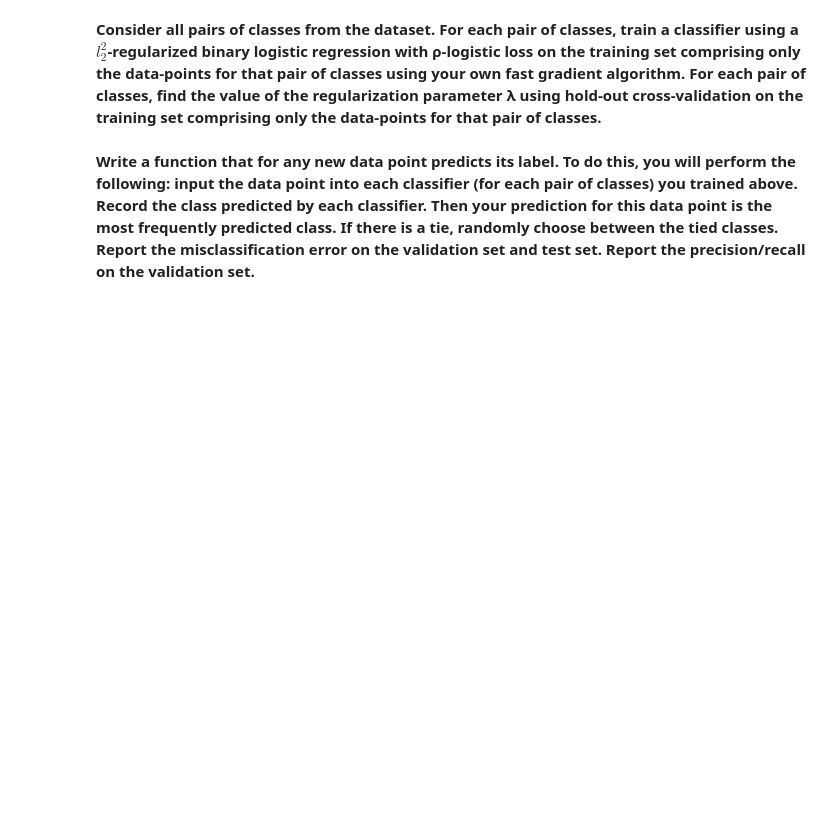
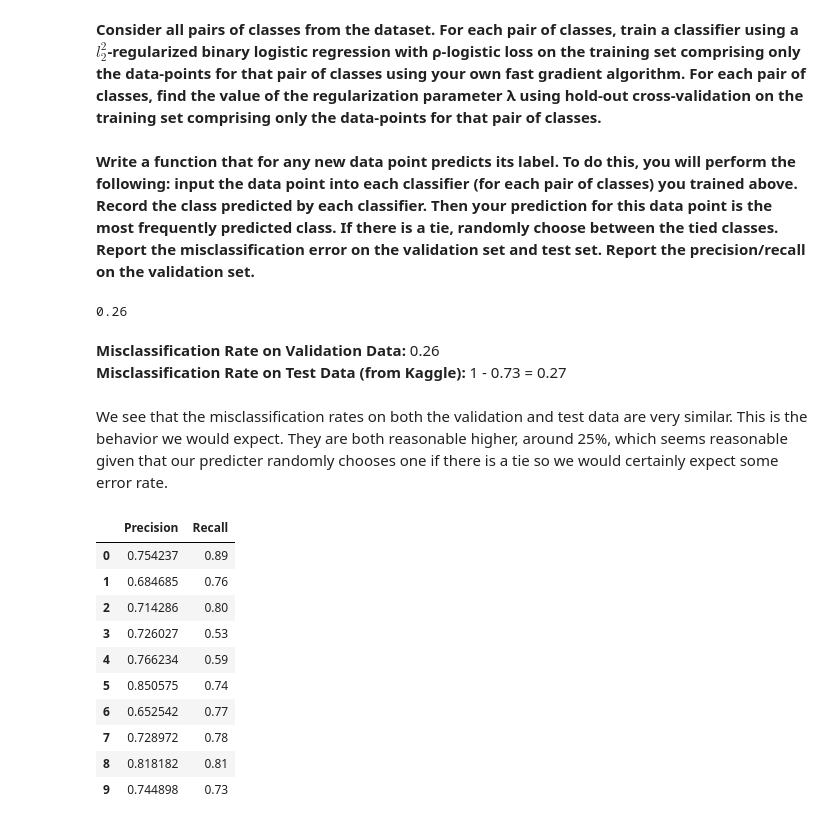
Before and after one commit to TaraWilson17/data558, a Jupyter notebook: midterm.ipynb, the cells around one changed output. Cells and saved outputs as stored; diff of their text form; code cells hidden in the pictures; blank space fills up the shorter version.

Commit message:
Adding kaggle competition work to take home midterm file

```diff
--- a/midterm.ipynb
+++ b/midterm.ipynb
@@ -616,4 +679,2 @@ lambdas
 # %% [markdown]
 **Write a function that for any new data point predicts its label. To do this, you will perform the following: input the data point into each classifier (for each pair of classes) you trained above. Record the class predicted by each classifier. Then your prediction for this data point is the most frequently predicted class. If there is a tie, randomly choose between the tied classes. Report the misclassification error on the validation set and test set. Report the precision/recall on the validation set.**
-# %%
-def predictLabel():
@@ -619,0 +705,35 @@ def predictLabel():
+# %%
+# make predictions for Kaggle data competition
+kaggleTest = np.load(os.path.join(data_dir, 'test_features.npy'))
+predictions = np.zeros((kaggleTest.shape[0], 2))
+
+for i in range(kaggleTest.shape[0]):
+    prediction = predictLabel(kaggleTest[i], lambdas, betasForIdealLambdas)
+    predictions[i,:] = [i, prediction]
+
+predictions = pd.DataFrame({"Id": predictions[:,0], "Category": predictions[:,1]})
+predictions.to_csv("kaggleMidterm.csv", sep=',')
+# %%
+# makes predictions for validation set
+y_test_unfiltered = np.load(os.path.join(data_dir, 'val_labels.npy'))
+y_predictions = np.zeros((y_test_unfiltered.shape[0], 1))
+
+for i in range(y_test_unfiltered.shape[0]):
+    prediction = predictLabel(x_test_unfiltered[i], lambdas, betasForIdealLambdas)
+    y_predictions[i] = prediction
+# %%
+# calculate misclassification rate for validation set
+incorrect = 0
+for i in range(len(y_predictions)):
+    if(y_test_unfiltered[i] != y_predictions[i]):
+        incorrect += 1
+
+misclassificationRate = incorrect / len(y_test_unfiltered)
+misclassificationRate
+# %% [output]
+0.26
+# %% [markdown]
+__Misclassification Rate on Validation Data:__    0.26
+__Misclassification Rate on Test Data (from Kaggle):__    1 - 0.73 = 0.27
+# %% [markdown]
+We see that the misclassification rates on both the validation and test data are very similar. This is the behavior we would expect. They are both reasonable higher, around 25%, which seems reasonable given that our predicter randomly chooses one if there is a tie so we would certainly expect some error rate.
@@ -619,0 +788,18 @@ def predictLabel():
+# %%
+df = pd.DataFrame({"Precision": (precisionLabel0, precisionLabel1, precisionLabel2, precisionLabel3,
+                    precisionLabel4, precisionLabel5, precisionLabel6, precisionLabel7, precisionLabel8,
+                    precisionLabel9, ), "Recall": (recallLabel0, recallLabel1, recallLabel2, recallLabel3,
+                    recallLabel4, recallLabel5, recallLabel6, recallLabel7, recallLabel8, recallLabel9)})
+display(df)
+# %% [output]
+|  | Precision | Recall |
+| 0 | 0.754237 | 0.89 |
+| 1 | 0.684685 | 0.76 |
+| 2 | 0.714286 | 0.80 |
+| 3 | 0.726027 | 0.53 |
+| 4 | 0.766234 | 0.59 |
+| 5 | 0.850575 | 0.74 |
+| 6 | 0.652542 | 0.77 |
+| 7 | 0.728972 | 0.78 |
+| 8 | 0.818182 | 0.81 |
+| 9 | 0.744898 | 0.73 |
```
Also changed, not shown: parts of 22 cells of this notebook.
